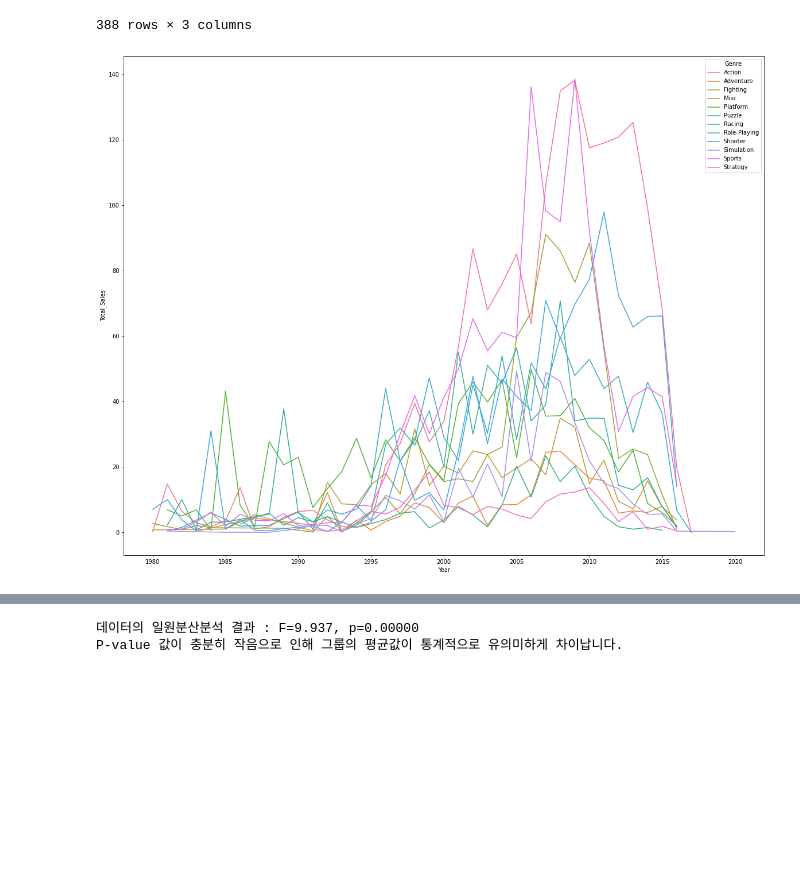
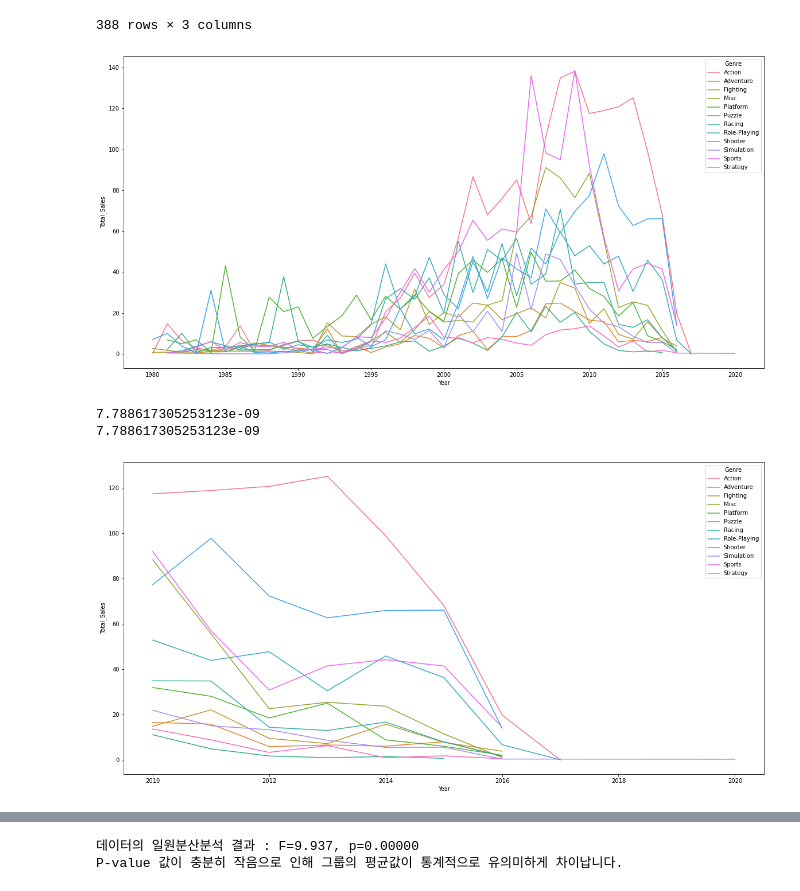
Before and after one commit to ohyunju/projects, a Jupyter notebook: project1/Project1.ipynb, the cells around one changed output, grey strips where cells are left out. Cells and saved outputs as stored; diff of their text form; code cells hidden in the pictures; blank space fills up the shorter version.

```diff
--- a/project1/Project1.ipynb
+++ b/project1/Project1.ipynb
@@ -612,10 +611,46 @@ year_genre3
 # %%
 #선 시각화
 import seaborn as sns
 import matplotlib.pyplot as plt
 
-plt.figure(figsize=(20, 16))
+plt.figure(figsize=(20, 10))
 sns.lineplot(year_genre3['Year'],year_genre3['Total_Sales'],hue=year_genre3['Genre'])
 plt.show()
 # %% [output]
-[figure, old version]
+[figure, new version]
+# %%
+# Year>=2010
+year_genre_upper2010=year_genre[(year_genre['Year']>=2010)]
+year_genre_upper2010
+
+year_genre_com2010 = pd.crosstab(index=year_genre_upper2010['Genre'], columns=year_genre_upper2010['Year'],values=year_genre_upper2010['Total_Sales'], aggfunc = np.sum)
+year_genre_com2010=year_genre_com2010.fillna(0)
+year_genre_com2010
+
+# 연도, 장르 두 변수간 연관성 유무를 확인하기 위해 chi2_contingency 테스트 사용
+from scipy.stats import chi2_contingency
+'''
+chi2_contingency 결과 해석
+1 : x2 statistic // 2 : p-value // 3 : degree of freedom // 4 : expected value for Observed
+'''
+print(chi2_contingency(year_genre_com2010, correction = False)[1])
+print(chi2_contingency(year_genre_com2010, correction = True)[1])
+
+# 두 경우 모두 pvalue : 7.7886 , 최근 10년은 연도와 장르 간 연관이 없다.
+
+year_genre_upper2010_2=year_genre_upper2010
+year_genre_upper2010_2=year_genre_upper2010.groupby(['Genre','Year']).sum()
+year_genre_upper2010_2 = year_genre_upper2010_2.reset_index()
+year_genre_upper2010_2
+
+#선 시각화
+import seaborn as sns
+import matplotlib.pyplot as plt
+
+plt.figure(figsize=(20, 10))
+sns.lineplot(year_genre_upper2010_2['Year'],year_genre_upper2010_2['Total_Sales'],hue=year_genre_upper2010_2['Genre'])
+plt.show()
+# %% [output]
+7.788617305253123e-09
+7.788617305253123e-09
+[figure, added]
```
Also changed, not shown: parts of 44 cells of this notebook.
